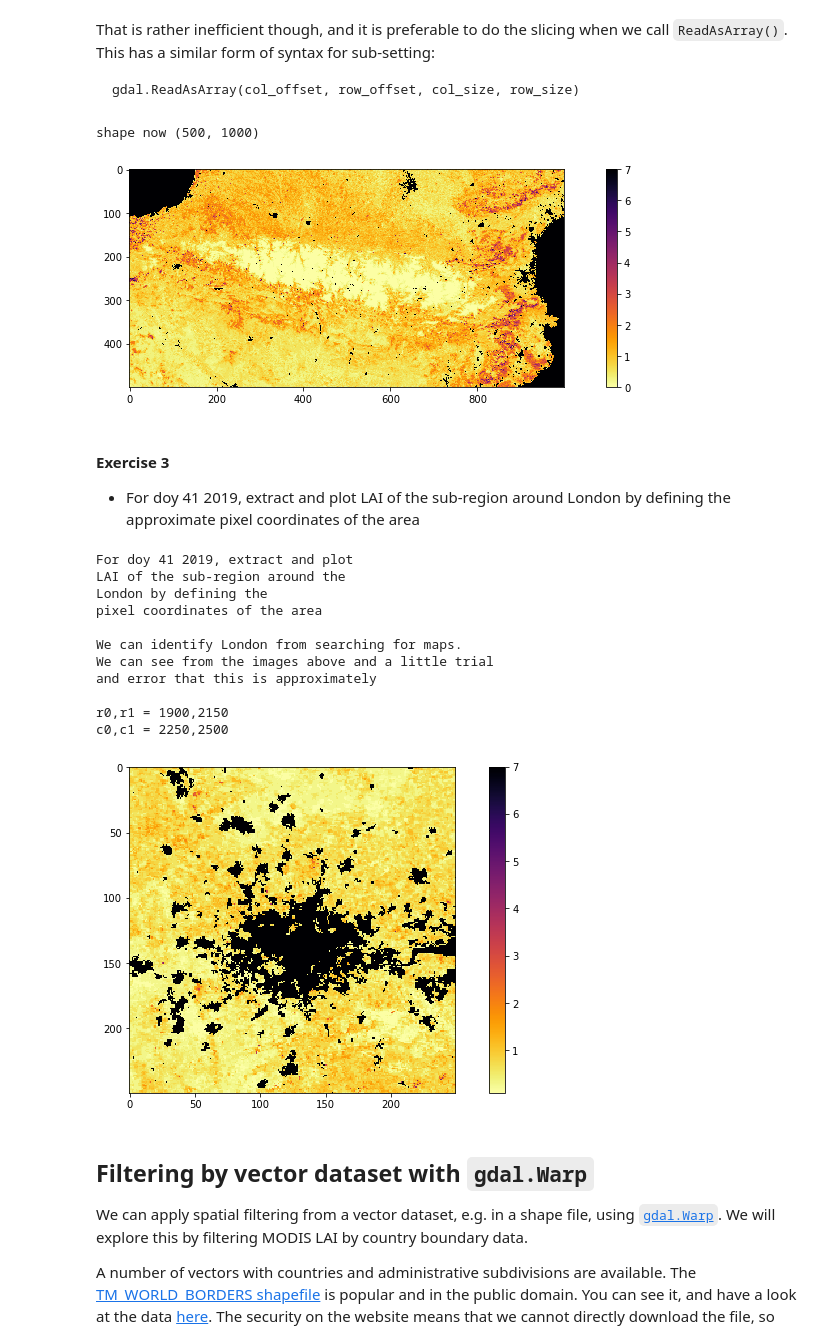
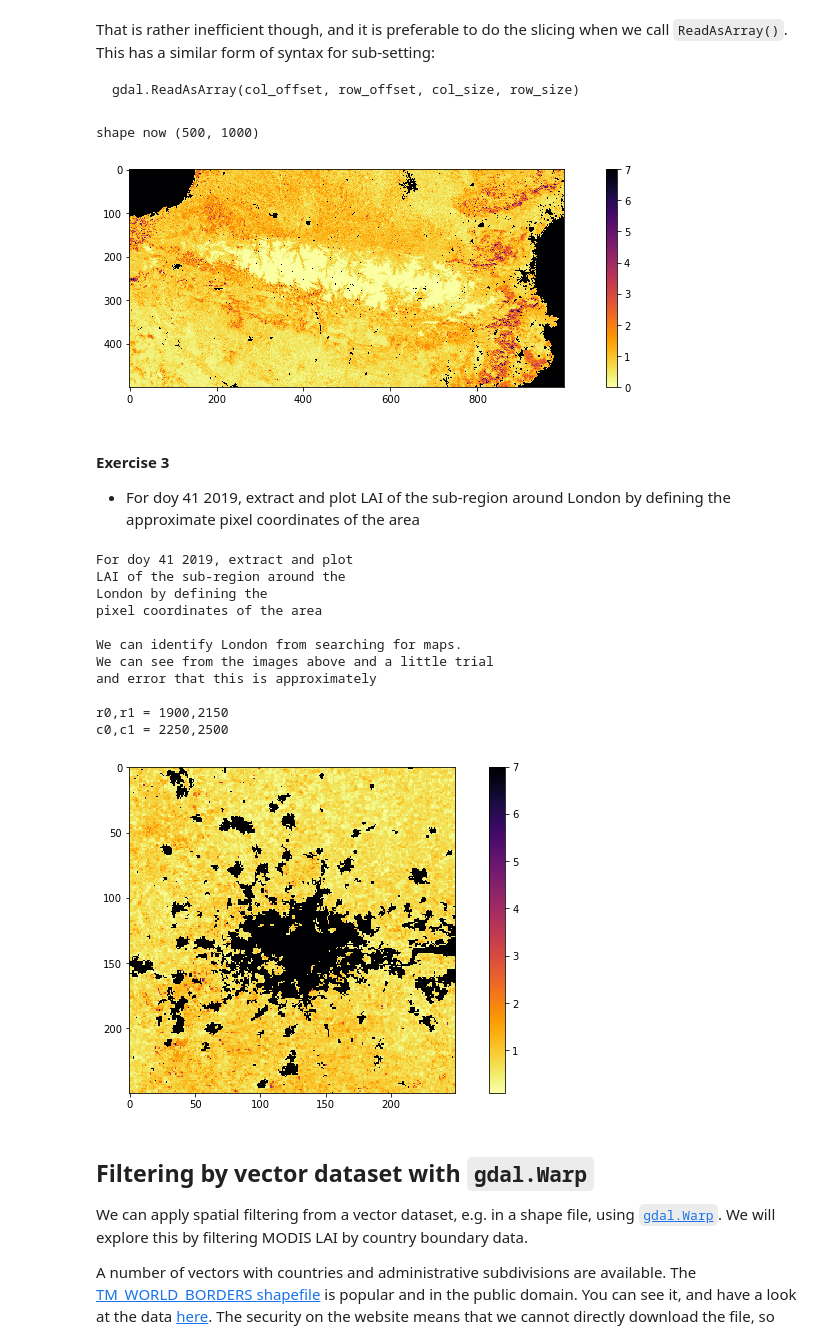
Before and after one commit to UCL-EO/geog0111, a Jupyter notebook: notebooks/040a_GDAL_mosaicing_and_masking_VIIRS.ipynb, the cells around one changed output. Drawn from its saved outputs; the diff is of its cells as text; code cells hidden in the pictures.

```diff
--- a/notebooks/040a_GDAL_mosaicing_and_masking_VIIRS.ipynb
+++ b/notebooks/040a_GDAL_mosaicing_and_masking_VIIRS.ipynb
@@ -197,13 +200,14 @@ from osgeo import gdal
 from geog0111.modisUtils import getModisFiles
 
 kwargs = {
-    'product'    : 'MCD15A3H',
+    'product'    : 'VNP15A2H',
     'tile'       : ['h17v03','h18v03','h17v04','h18v04'],
     'year'       : 2019,
     'doys'       : [41],
-    'sds'        : ['Lai_500m']
+    'version'    : 1,
+    'sds'        : ['Lai']
 }
 
-data_MCD15A3H = getModisFiles(verbose=False,timeout=5000,**kwargs)
-data_MCD15A3H
+data_VNP15A2H = getModisFiles(verbose=False,timeout=5000,**kwargs)
+data_VNP15A2H
 # %% [output]
@@ -218,6 +238,6 @@ The top level is the sds (`Lai_500m` here). Then `doy` (`41` here).
 
 At the bottom level we have:
 # %%
-doy_v = data_MCD15A3H['Lai_500m'][41]
+doy_v = data_VNP15A2H['Lai'][41]
 doy_v
 # %% [output]
@@ -237,7 +257,7 @@ tiles = doy_v.keys()
 # %% [markdown]
 Let's loop around now and go over each level of the dictionary to form the filenames:
 # %%
-for sds,sds_v in data_MCD15A3H.items():
+for sds,sds_v in data_VNP15A2H.items():
     print('sds',sds)
     for doy,doy_v in sds_v.items():
         print('doy',doy)
@@ -253,7 +273,7 @@ saving to work/stitch_Lai_500m_2019_041_Tiles_h17v03_h18v03_h17v04_h18v04.vrt
 # %% [markdown]
 Now let's call the `gdal.BuildVRT()` function information:
 # %%
-for sds,sds_v in data_MCD15A3H.items():
+for sds,sds_v in data_VNP15A2H.items():
     print('sds',sds)
     for doy,doy_v in sds_v.items():
         print('doy',doy)
@@ -262,6 +282,8 @@ for sds,sds_v in data_MCD15A3H.items():
 
         ofile = f"work/stitch_{sds}_{kwargs['year']}_{doy:03d}_{'Tiles_'+'_'.join(tiles)}.vrt"
         print(f'saving to {ofile}')
+
+        print(f'processing {list(doy_v.values())}')
         stitch_vrt = gdal.BuildVRT(ofile, list(doy_v.values()))
         del stitch_vrt
 # %% [output]
@@ -433,7 +465,7 @@ That is rather inefficient though, and it is preferable to do the slicing when w
 
     gdal.ReadAsArray(col_offset, row_offset, col_size, row_size)
 # %%
-ofile = 'work/stitch_Lai_500m_2019_041_Tiles_h17v03_h18v03_h17v04_h18v04.vrt'
+ofile = 'work/stitch_Lai_2019_041_Tiles_h17v03_h18v03_h17v04_h18v04.vrt'
 stitch_vrt = gdal.Open(ofile)
 
 # get the lai data as sub-set directly
@@ -450,7 +482,7 @@ fig.colorbar(im, ax=axs)
 print(f'shape now {pyrenees.shape}')
 # %% [output]
 shape now (500, 1000)
-[figure, old version]
+[figure, new version]
 # %% [markdown]
 #### Exercise 3
 
@@ -470,35 +502,35 @@ and error that this is approximately
 r0,r1 = 1900,2150
 c0,c1 = 2250,2500
 
 '''
 
-ofile = 'work/stitch_Lai_500m_2019_041_Tiles_h17v03_h18v03_h17v04_h18v04.vrt'
+ofile = 'work/stitch_Lai_2019_041_Tiles_h17v03_h18v03_h17v04_h18v04.vrt'
 stitch_vrt = gdal.Open(ofile)
 
 # get the lai data as sub-set directly
 r0,r1 = 1900,2150
 c0,c1 = 2250,2500
 
 london = stitch_vrt.ReadAsArray(c0,r0,c1-c0,r1-r0)*0.1
 
 fig, axs = plt.subplots(1,1,figsize=(12,6))
 im = axs.imshow(london,vmax=7,\
                 cmap=plt.cm.inferno_r,interpolation='nearest')
 fig.colorbar(im, ax=axs)
 print(msg)
 # %% [output]
 For doy 41 2019, extract and plot
 LAI of the sub-region around the
 London by defining the
 pixel coordinates of the area
 
 We can identify London from searching for maps.
 We can see from the images above and a little trial
 and error that this is approximately
 
 r0,r1 = 1900,2150
 c0,c1 = 2250,2500
-[figure, old version]
+[figure, new version]
 # %% [markdown]
 ## Filtering by vector dataset with `gdal.Warp`
 
```
Also changed, not shown: parts of 26 cells of this notebook, 3 other files.
